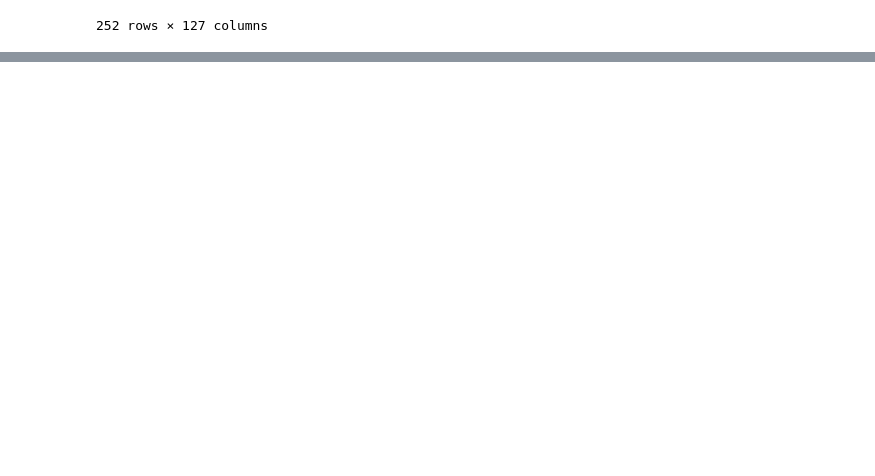
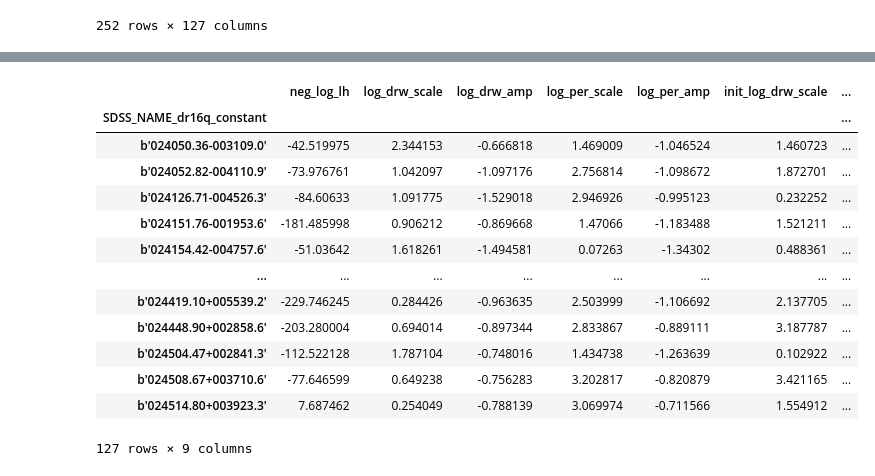
Before and after one commit to lincc-frameworks/notebooks_lf, a Jupyter notebook: PeriodDrw/CeleriteFit.ipynb, the cells around one changed output, grey strips where cells are left out. Cells and saved outputs as stored; diff of their text form; code cells hidden in the pictures; blank space fills up the shorter version.

```diff
--- a/PeriodDrw/CeleriteFit.ipynb
+++ b/PeriodDrw/CeleriteFit.ipynb
@@ -432,11 +541,14 @@ def pack_output_to_parquet(result, columns, output_dir, output_filename):
     for i in range(len(result)):
         df.iloc[i] = result[i]
 
-    df
     pa_table = pa.Table.from_pandas(df)
     pa_table
     pa.parquet.write_table(pa_table, f"{output_dir}/data/{output_filename}.parquet")
+    return df
 # %%
-pack_output_to_parquet(res_cel, ['neg_log_lh','log_drw_scale', 'log_drw_amp', 'log_per_scale', 'log_per_amp'],
+param_cols = ['log_drw_scale', 'log_drw_amp', 'log_per_scale', 'log_per_amp']
+init_param_cols = ["init_" + c for c in param_cols]
+
+combined_df = pack_output_to_parquet(res_cel, ['neg_log_lh'] + param_cols + init_param_cols,
                        f"/astro/users/{username}", "celerite/res_tsp_run_g_0")
 # %%
@@ -444 +558,18 @@ pack_output_to_parquet(drw_cel, ['neg_log_lh', 'log_drw_scale', 'log_drw_amp'],
                        f"/astro/users/{username}", "celerite/res_tsp_run_g_0_drw")
+# %%
+combined_df
+# %% [output]
+|  | neg_log_lh | log_drw_scale | log_drw_amp | log_per_scale | log_per_amp | init_log_drw_scale | ... |
+| SDSS_NAME_dr16q_constant |  |  |  |  |  |  | ... |
+| b'024050.36-003109.0' | -42.519975 | 2.344153 | -0.666818 | 1.469009 | -1.046524 | 1.460723 | ... |
+| b'024052.82-004110.9' | -73.976761 | 1.042097 | -1.097176 | 2.756814 | -1.098672 | 1.872701 | ... |
+| b'024126.71-004526.3' | -84.60633 | 1.091775 | -1.529018 | 2.946926 | -0.995123 | 0.232252 | ... |
+| b'024151.76-001953.6' | -181.485998 | 0.906212 | -0.869668 | 1.47066 | -1.183488 | 1.521211 | ... |
+| b'024154.42-004757.6' | -51.03642 | 1.618261 | -1.494581 | 0.07263 | -1.34302 | 0.488361 | ... |
+| ... | ... | ... | ... | ... | ... | ... | ... |
+| b'024419.10+005539.2' | -229.746245 | 0.284426 | -0.963635 | 2.503999 | -1.106692 | 2.137705 | ... |
+| b'024448.90+002858.6' | -203.280004 | 0.694014 | -0.897344 | 2.833867 | -0.889111 | 3.187787 | ... |
+| b'024504.47+002841.3' | -112.522128 | 1.787104 | -0.748016 | 1.434738 | -1.263639 | 0.102922 | ... |
+| b'024508.67+003710.6' | -77.646599 | 0.649238 | -0.756283 | 3.202817 | -0.820879 | 3.421165 | ... |
+| b'024514.80+003923.3' | 7.687462 | 0.254049 | -0.788139 | 3.069974 | -0.711566 | 1.554912 | ... |
+127 rows × 9 columns
```
Also changed, not shown: parts of 13 cells of this notebook, 3 other files.
